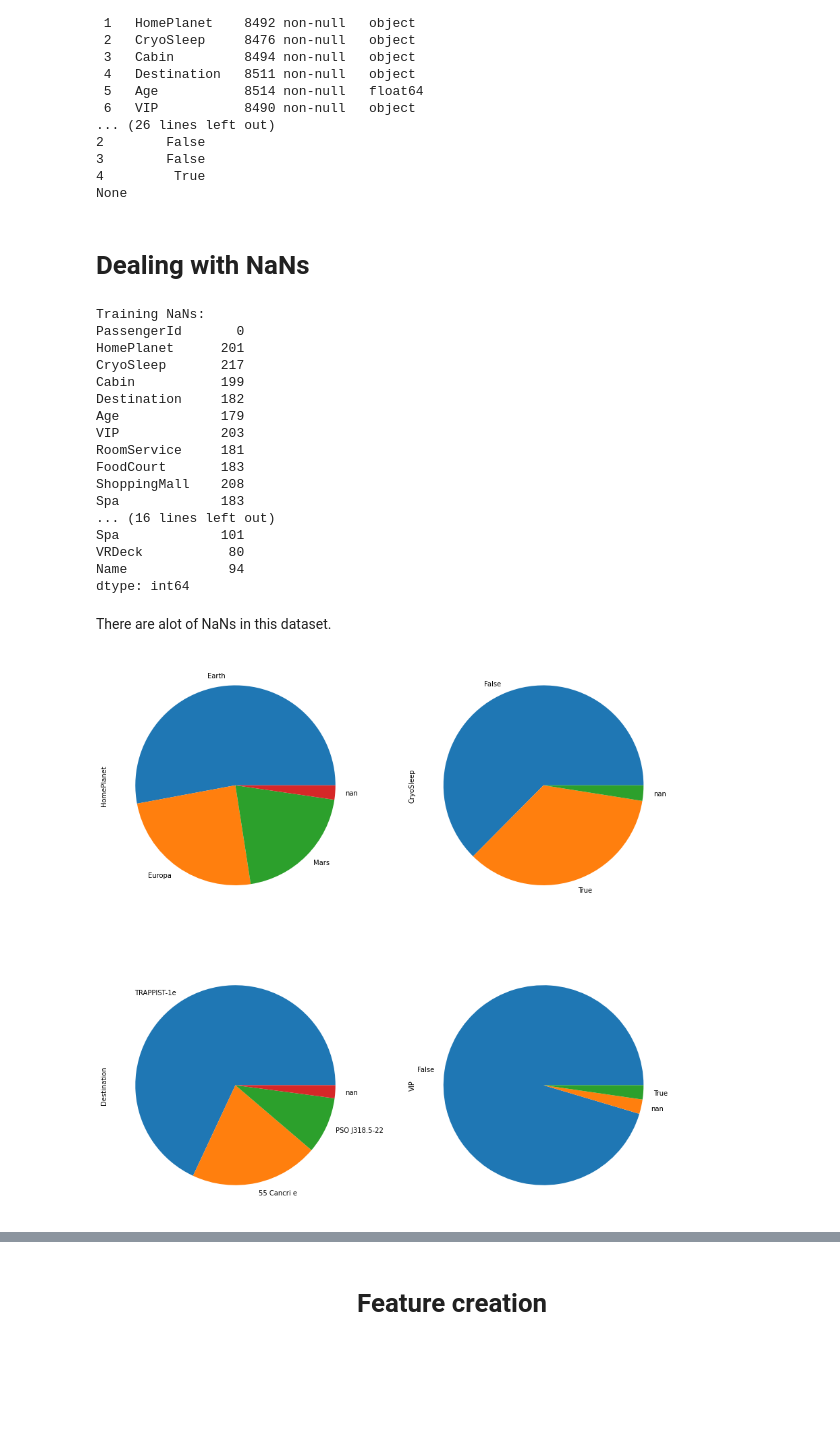
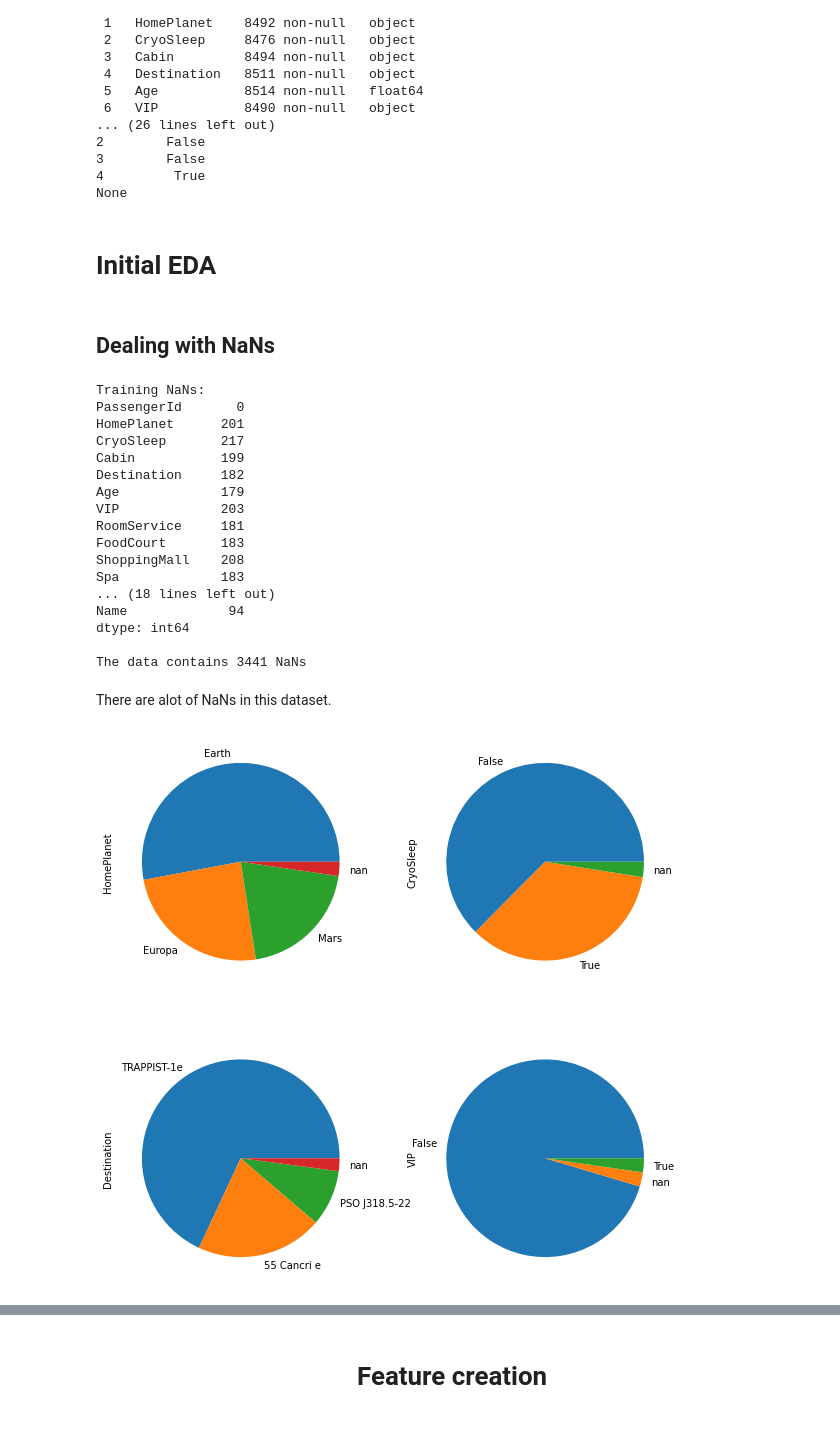
Before and after one commit to Cameron858/gradcracker-scraper, a Jupyter notebook: spaceship-titanic-various-models.ipynb, the cells around one changed output, grey strips where cells are left out. Cells and saved outputs as stored; diff of their text form; code cells hidden in the pictures; blank space fills up the shorter version.

```diff
--- a/spaceship-titanic-various-models.ipynb
+++ b/spaceship-titanic-various-models.ipynb
@@ -30,11 +30,14 @@ Data columns (total 14 columns):
 3        False
 4         True
 None
+# %% [markdown]
+# Initial EDA #
 # %% [markdown]
-# Dealing with NaNs #
+## Dealing with NaNs ##
 # %%
 # examine Nans
 print(f'Training NaNs:\n{train.isnull().sum()}\n\nTesting NaNs:\n{test.isnull().sum()}')
+print(f'\nThe data contains {train.isnull().sum().sum() + test.isnull().sum().sum()} NaNs')
 # %% [output]
 Training NaNs:
 PassengerId       0
@@ -48,23 +51,23 @@ RoomService     181
 FoodCourt       183
 ShoppingMall    208
 Spa             183
-... (16 lines left out)
-Spa             101
-VRDeck           80
+... (18 lines left out)
 Name             94
 dtype: int64
+
+The data contains 3441 NaNs
 # %% [markdown]
 There are alot of NaNs in this dataset.
 # %%
 # class imbalance including NaNs
 
-fig, ax = plt.subplots(2, 2, figsize=(15, 15))
+fig1, ax = plt.subplots(2, 2, figsize=(10, 10))
 idx = 0
 
 for row in [0, 1]:
     for col in [0, 1]:
         feat = ['HomePlanet', 'CryoSleep', 'Destination', 'VIP'][idx]
         train[feat].value_counts(dropna=False).plot(kind='pie', ax = ax[row][col])
         idx += 1
 # %% [output]
-[figure, old version]
+[figure, new version]
```
Also changed, not shown: parts of 21 cells of this notebook.
